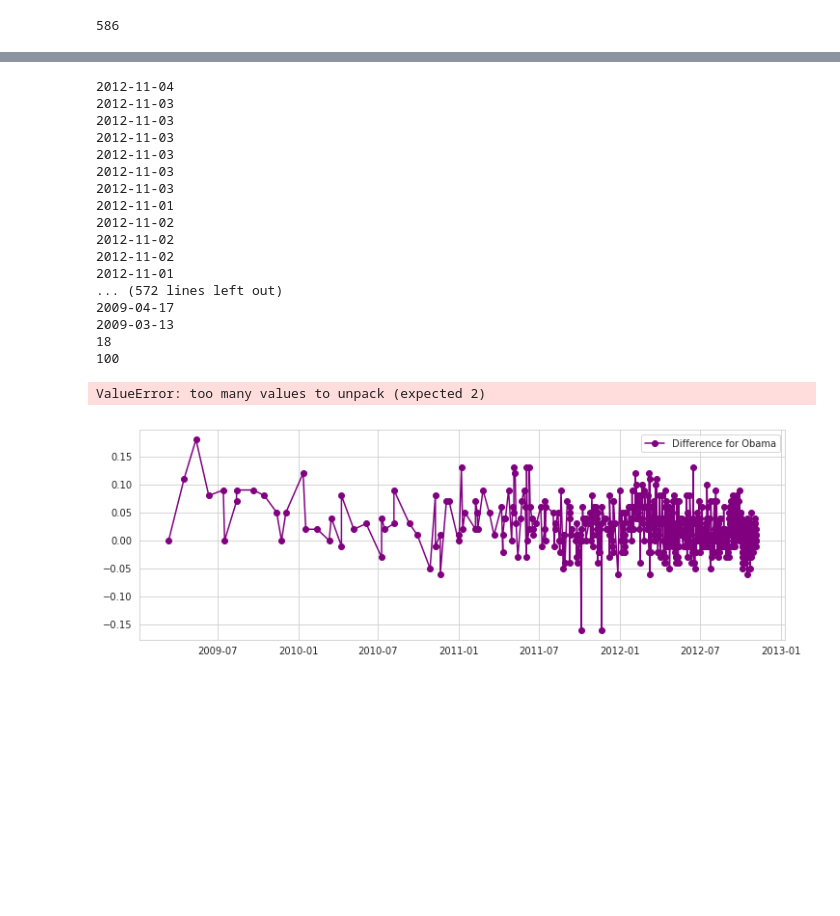
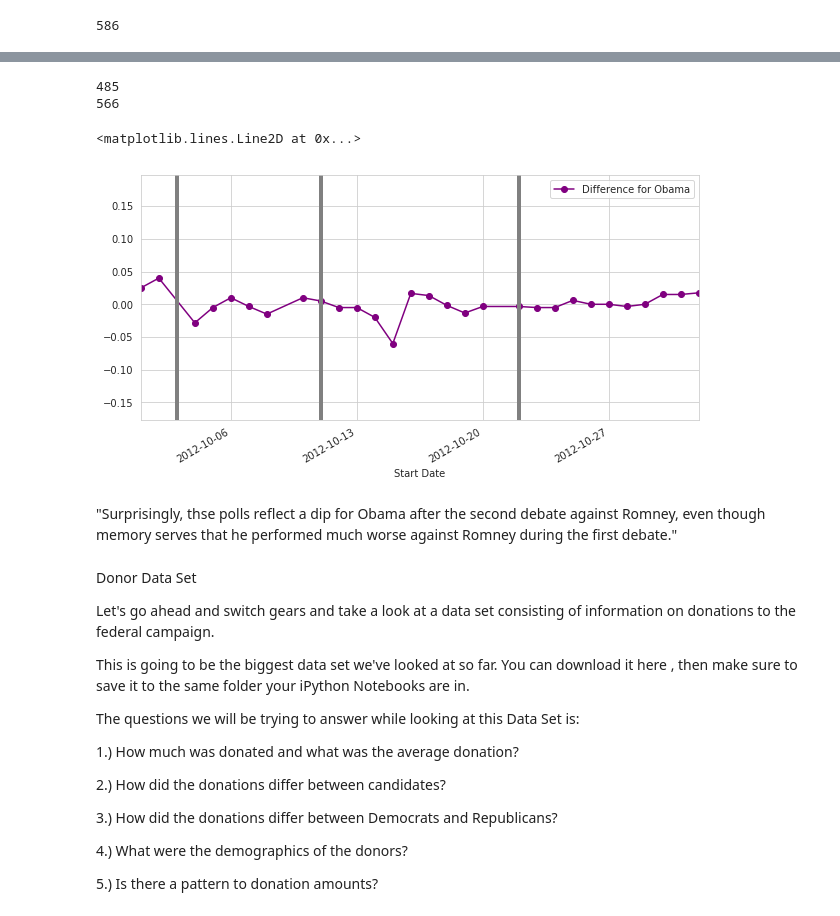
Before and after one commit to easypanda/Udemy, a Jupyter notebook: Python for Data Analysis and visualization/Election analysis - Polls and donors.ipynb, the cells around one changed output, grey strips where cells are left out. Cells and saved outputs as stored; diff of their text form; code cells hidden in the pictures; blank space fills up the shorter version.

```diff
--- a/Python for Data Analysis and visualization/Election analysis - Polls and donors.ipynb
+++ b/Python for Data Analysis and visualization/Election analysis - Polls and donors.ipynb
@@ -76,3 +76,5 @@ poll_df.head()
+# %%
+poll_df = poll_df.sort_values(by=['Start Date','End Date'])
 # %% [markdown]
 1.) Who was being polled and what was their party affiliation?
 # %%
@@ -187,11 +170,12 @@ Name: Start Date, Length: 586, dtype: datetime64[ns]
 # %%
+#To know how to find the row index of October 2012
+
 # Set row count and xlimit list
 row_in = 0
 xlimit = []
 
 # Cycle through dates until 2012-10 is found, then print row index
 for dates in poll_df['Start_date']:
-    print(dates)
     if dates[0:7] == "2012-10":
         xlimit.append(row_in)
         row_in +=1
@@ -201,31 +185,36 @@ for dates in poll_df['Start_date']:
 print (min(xlimit))
 print (max(xlimit))
 # %% [output]
-2012-11-04
-2012-11-03
-2012-11-03
-2012-11-03
-2012-11-03
-2012-11-03
-2012-11-03
-2012-11-01
-2012-11-02
-2012-11-02
-2012-11-02
-2012-11-01
-... (572 lines left out)
-2009-04-17
-2009-03-13
-18
-100
+485
+566
 # %%
 # Start with original figure
-fig = poll_df.plot('Start Date','Difference for Obama',figsize=(12,4),marker='o',linestyle='-',color='purple',xlim=("2012-10"))
+fig = poll_df_groupby.plot("Start Date","Difference for Obama",color = "purple",marker = "o", figsize = (10,5),linestyle = "-",xlim=("2012-10-01","2012-11-01"))# Now add the debate markers regarding of their date
 
-# Now add the debate markers
-#plt.axvline(x=18+2, linewidth=4, color='grey')
-#plt.axvline(x=18+10, linewidth=4, color='grey')
-#plt.axvline(x=18+21, linewidth=4, color='grey')
+#Oct 3rd, Oct 11, and Oct 22nd are the dates of the debates
+plt.axvline(x="2012-10-03", linewidth=4, color='grey')
+plt.axvline(x="2012-10-11", linewidth=4, color='grey')
+plt.axvline(x="2012-10-22", linewidth=4, color='grey')
 # %% [output]
-ValueError: too many values to unpack (expected 2)
+<matplotlib.lines.Line2D at 0x...>
-[figure, old version]
+[figure, new version]
+# %% [markdown]
+"Surprisingly, thse polls reflect a dip for Obama after the second debate against Romney, even though memory serves that he performed much worse against Romney during the first debate."
+# %% [markdown]
+Donor Data Set
+
+Let's go ahead and switch gears and take a look at a data set consisting of information on donations to the federal campaign.
+
+This is going to be the biggest data set we've looked at so far. You can download it here , then make sure to save it to the same folder your iPython Notebooks are in.
+
+The questions we will be trying to answer while looking at this Data Set is:
+
+1.) How much was donated and what was the average donation?
+
+2.) How did the donations differ between candidates?
+
+3.) How did the donations differ between Democrats and Republicans?
+
+4.) What were the demographics of the donors?
+
+5.) Is there a pattern to donation amounts?
```
Also changed, not shown: parts of 39 cells of this notebook.
